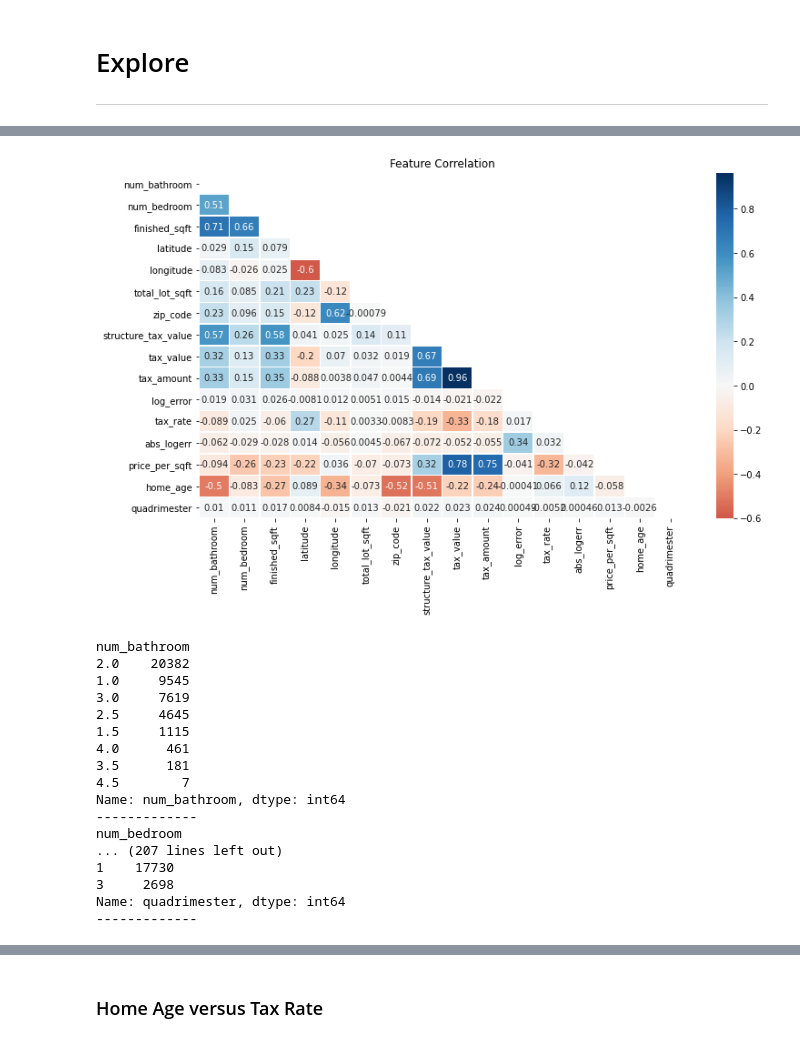
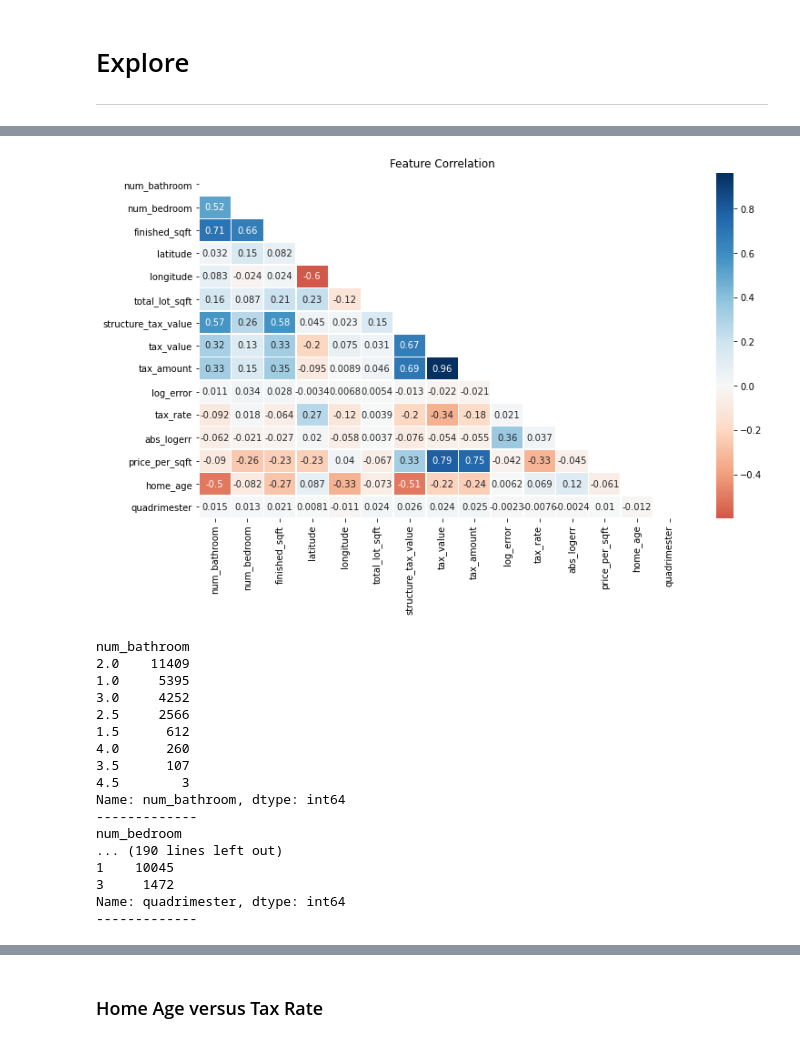
Before and after one commit to DesireeMcElroy/zillow-clustering-project, a Jupyter notebook: zillow.ipynb, the cells around one changed output, grey strips where cells are left out. Cells and saved outputs as stored; diff of their text form; code cells hidden in the pictures.

```diff
--- a/zillow.ipynb
+++ b/zillow.ipynb
@@ -465,34 +470,34 @@ plt.show()
 # %%
 # Take a look at a correlation heatmap
-numerical = df
-corr = df.corr()
+numerical = train_scaled
+corr = train_scaled.corr()
 plt.figure(figsize=(12,7))
 mask = np.zeros_like(corr)
 mask[np.triu_indices_from(mask)] = True
 sns.heatmap(corr, center=0, annot=True, linewidths=.5, cmap="RdBu", mask=mask)
 plt.title('Feature Correlation')
 plt.show()
 # %% [output]
-[figure, old version]
+[figure, new version]
 # %%
 # take a look at value counts
-wrangle.value_counts(df, df.columns)
+wrangle.value_counts(train_scaled, train_scaled.columns)
 # %% [output]
 num_bathroom
-2.0    20382
-1.0     9545
-3.0     7619
-2.5     4645
-1.5     1115
-4.0      461
-3.5      181
-4.5        7
+2.0    11409
+1.0     5395
+3.0     4252
+2.5     2566
+1.5      612
+4.0      260
+3.5      107
+4.5        3
 Name: num_bathroom, dtype: int64
 -------------
 num_bedroom
-... (207 lines left out)
-1    17730
-3     2698
+... (190 lines left out)
+1    10045
+3     1472
 Name: quadrimester, dtype: int64
 -------------
 # %%
```
Also changed, not shown: parts of 59 cells of this notebook.
